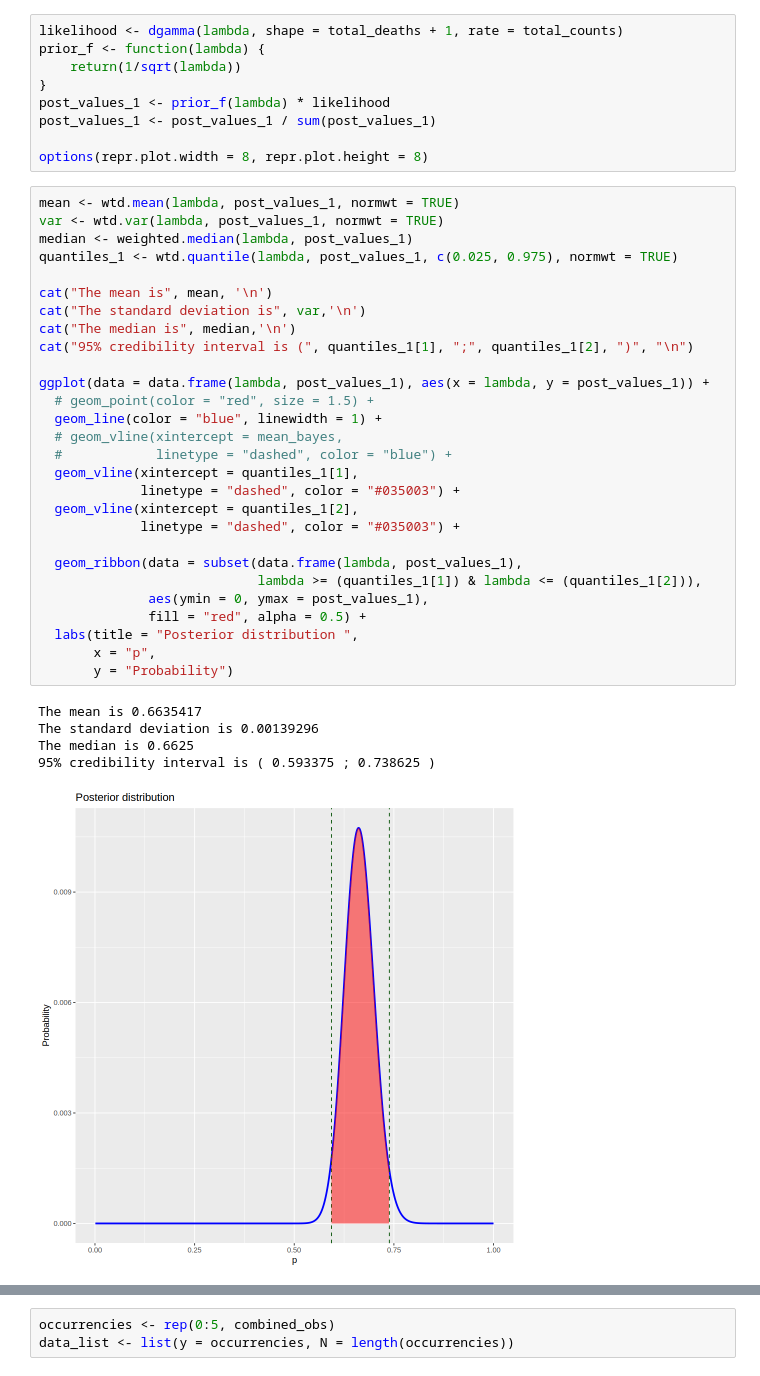
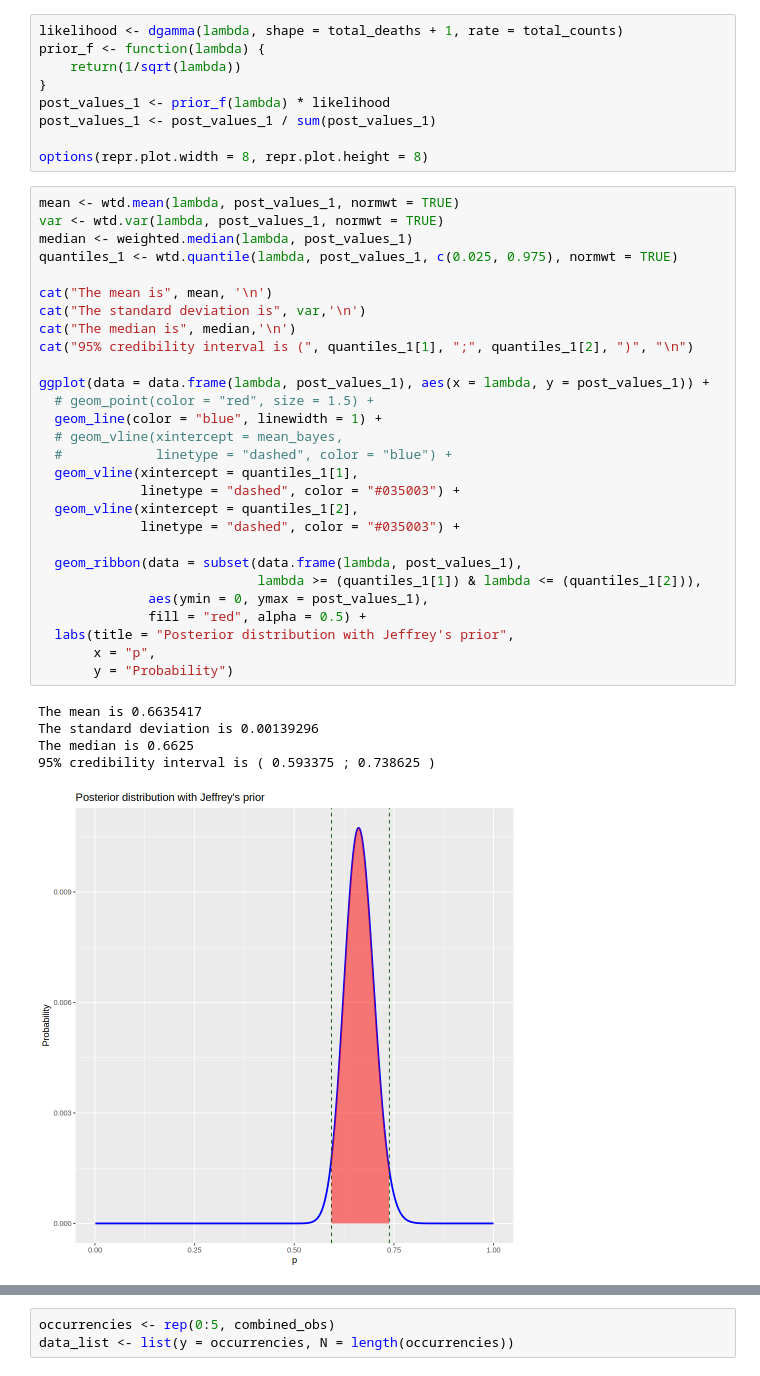
Before and after one commit to sdracia/Advances-Statistics-For-Physics-Analysis, a Jupyter notebook: hw6.ipynb, the cells around one changed output, grey strips where cells are left out. Saved outputs shown, nothing was run; the diff lists cells and outputs as text.

```diff
--- a/hw6.ipynb
+++ b/hw6.ipynb
@@ -109,32 +122,32 @@ mean <- wtd.mean(lambda, post_values_1, normwt = TRUE)
 var <- wtd.var(lambda, post_values_1, normwt = TRUE)
 median <- weighted.median(lambda, post_values_1)
 quantiles_1 <- wtd.quantile(lambda, post_values_1, c(0.025, 0.975), normwt = TRUE)
 
 cat("The mean is", mean, '\n')
 cat("The standard deviation is", var,'\n')
 cat("The median is", median,'\n')
 cat("95% credibility interval is (", quantiles_1[1], ";", quantiles_1[2], ")", "\n")
 
 ggplot(data = data.frame(lambda, post_values_1), aes(x = lambda, y = post_values_1)) +
   # geom_point(color = "red", size = 1.5) +
   geom_line(color = "blue", linewidth = 1) +
   # geom_vline(xintercept = mean_bayes,
   #            linetype = "dashed", color = "blue") +
   geom_vline(xintercept = quantiles_1[1],
              linetype = "dashed", color = "#035003") +
   geom_vline(xintercept = quantiles_1[2],
              linetype = "dashed", color = "#035003") +
 
   geom_ribbon(data = subset(data.frame(lambda, post_values_1),
                             lambda >= (quantiles_1[1]) & lambda <= (quantiles_1[2])),
               aes(ymin = 0, ymax = post_values_1),
               fill = "red", alpha = 0.5) +
-  labs(title = "Posterior distribution ",
+  labs(title = "Posterior distribution with Jeffrey's prior",
        x = "p",
        y = "Probability")
 # %% [output]
 The mean is 0.6635417
 The standard deviation is 0.00139296
 The median is 0.6625
 95% credibility interval is ( 0.593375 ; 0.738625 )
-[figure, old version]
+[figure, new version]
```
Also changed, not shown: parts of 35 cells of this notebook, 2 other files.
